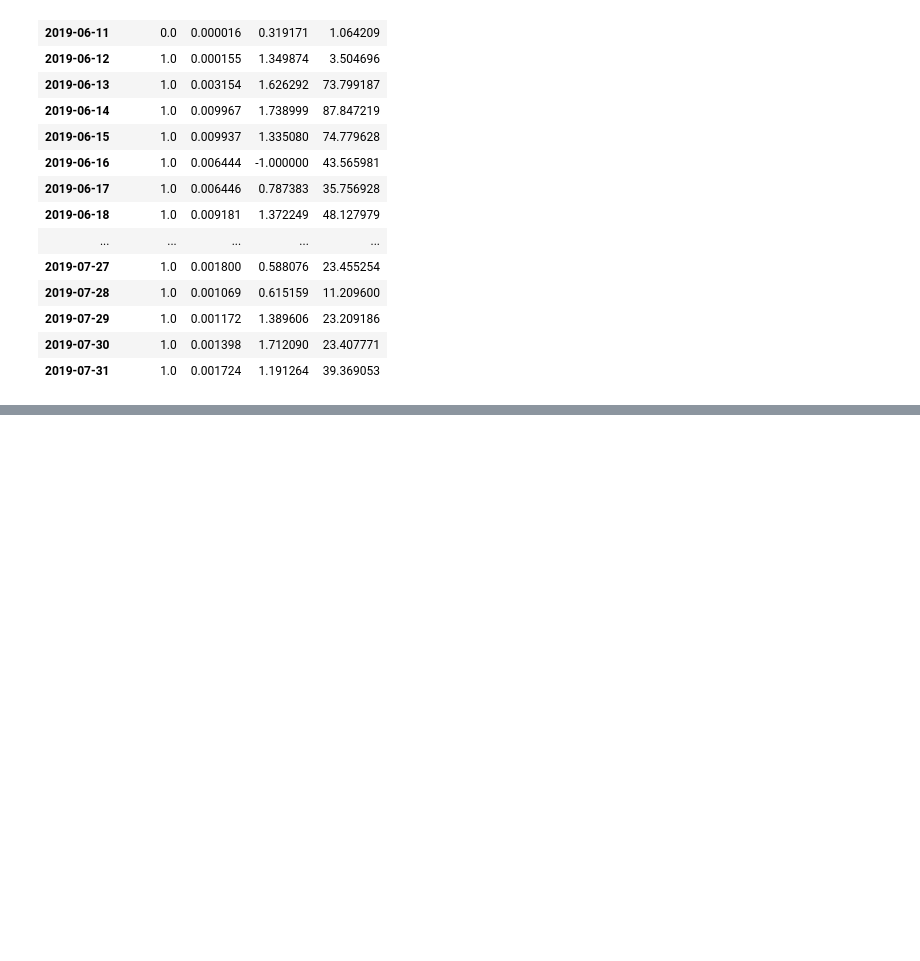
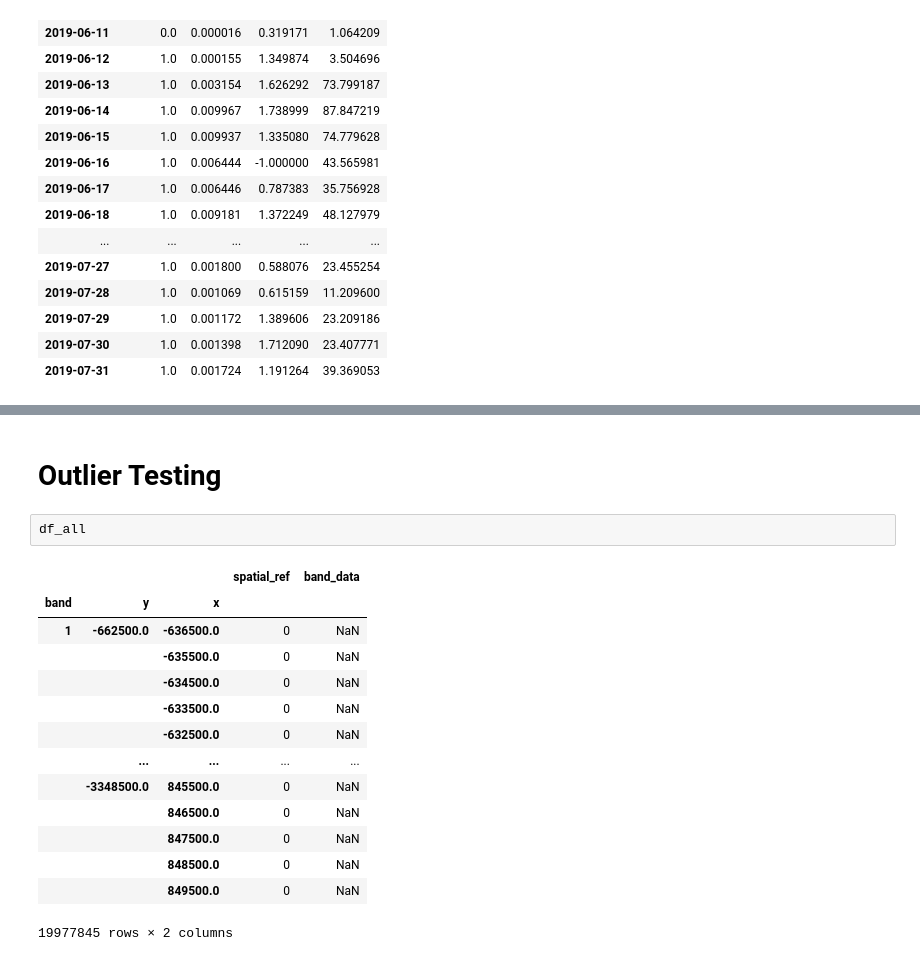
Before and after one commit to linaskerath/RP_Greenland, a Jupyter notebook: Scripts/Testing/00_data_exploration.ipynb, the cells around one changed output, grey strips where cells are left out. Cells and saved outputs as stored; diff of their text form; blank space fills up the shorter version.

Commit message:
more daylight testing; first outlier detection

```diff
--- a/Scripts/Testing/00_data_exploration.ipynb
+++ b/Scripts/Testing/00_data_exploration.ipynb
@@ -369,0 +398,19 @@ df[["mw_value", "slwc", "opt_value", "meltflux"]]
+# %% [markdown]
+# Outlier Testing
+# %%
+df_all
+# %% [output]
+|  |  |  | spatial_ref | band_data |
+| band | y | x |  |  |
+| 1 | -662500.0 | -636500.0 | 0 | NaN |
+|  |  | -635500.0 | 0 | NaN |
+|  |  | -634500.0 | 0 | NaN |
+|  |  | -633500.0 | 0 | NaN |
+|  |  | -632500.0 | 0 | NaN |
+|  | ... | ... | ... | ... |
+|  | -3348500.0 | 845500.0 | 0 | NaN |
+|  |  | 846500.0 | 0 | NaN |
+|  |  | 847500.0 | 0 | NaN |
+|  |  | 848500.0 | 0 | NaN |
+|  |  | 849500.0 | 0 | NaN |
+19977845 rows × 2 columns
```
Also changed, not shown: parts of 9 cells of this notebook, 3 other files.
